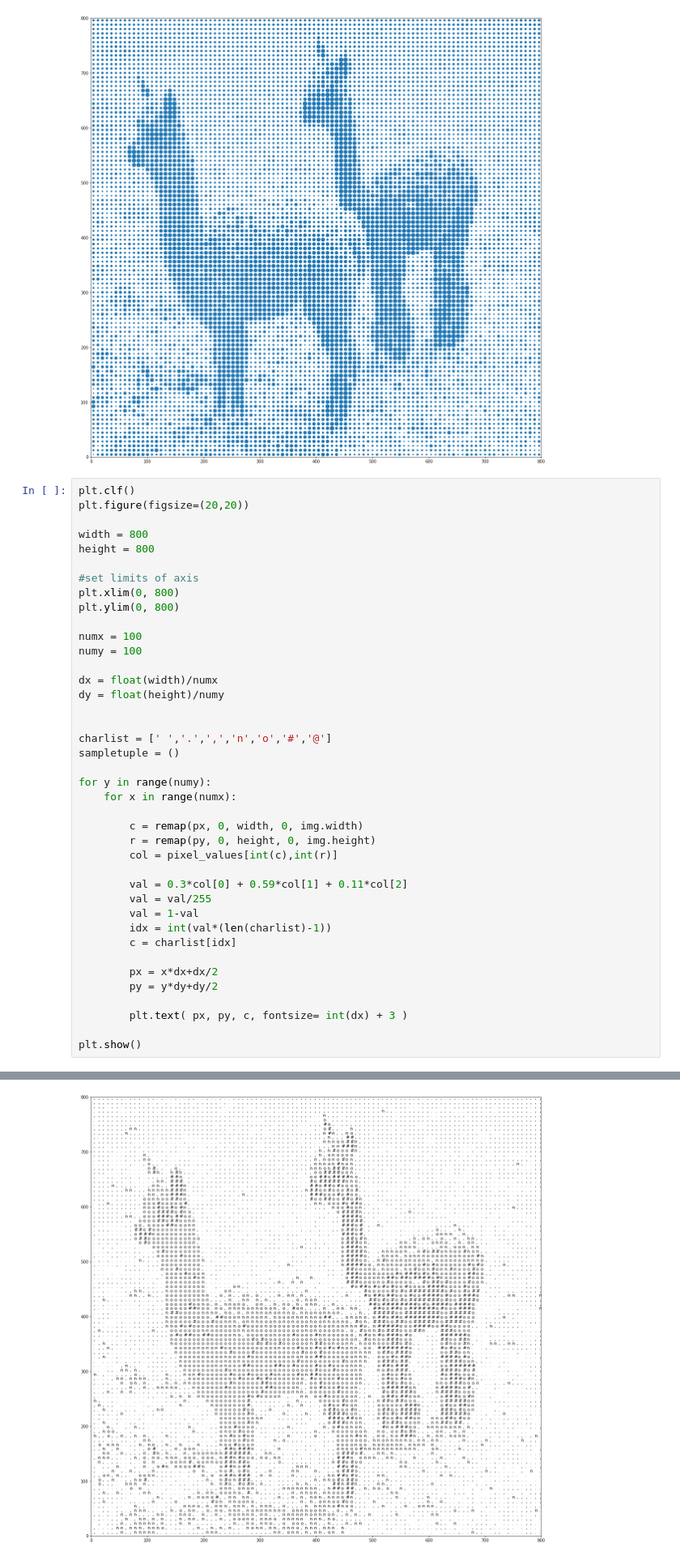
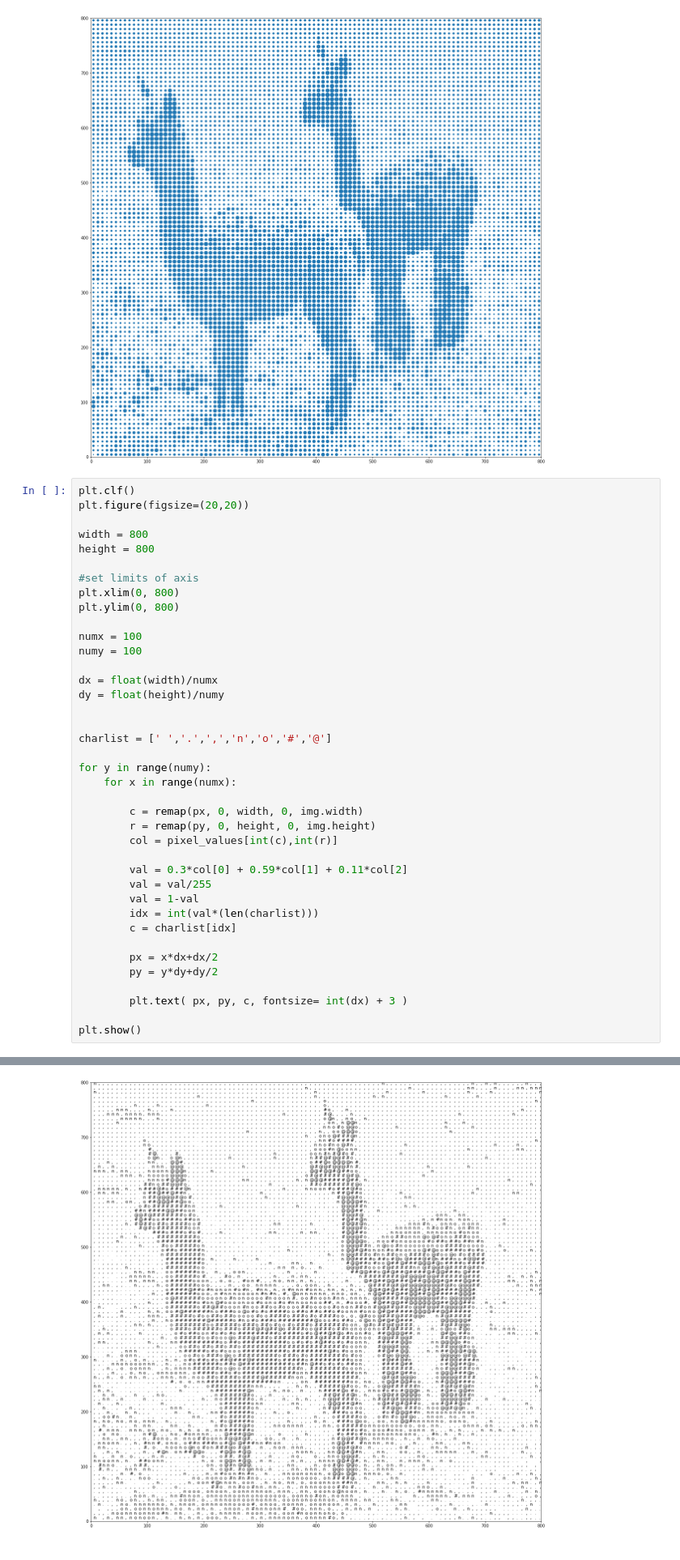
Before and after one commit to gab96mat/MAS-2122, a Jupyter notebook: 03_ComputationalArt/02_images.ipynb, the cells around one changed output, grey strips where cells are left out. Shown at 81% size. Cells and saved outputs as stored; diff of their text form.

```diff
--- a/03_ComputationalArt/02_images.ipynb
+++ b/03_ComputationalArt/02_images.ipynb
@@ -97,33 +97,32 @@ plt.ylim(0, 800)
 
 numx = 100
 numy = 100
 
 dx = float(width)/numx
 dy = float(height)/numy
 
 
 charlist = [' ','.',',','n','o','#','@']
-sampletuple = ()
 
 for y in range(numy):
     for x in range(numx):
 
         c = remap(px, 0, width, 0, img.width)
         r = remap(py, 0, height, 0, img.height)
         col = pixel_values[int(c),int(r)]
 
         val = 0.3*col[0] + 0.59*col[1] + 0.11*col[2]
         val = val/255
         val = 1-val
-        idx = int(val*(len(charlist)-1))
+        idx = int(val*(len(charlist)))
         c = charlist[idx]
 
         px = x*dx+dx/2
         py = y*dy+dy/2
 
         plt.text( px, py, c, fontsize= int(dx) + 3 )
 
 plt.show()
 # %% [output]
 <Figure size 432x288 with 0 Axes>
-[figure, old version]
+[figure, new version]
```
